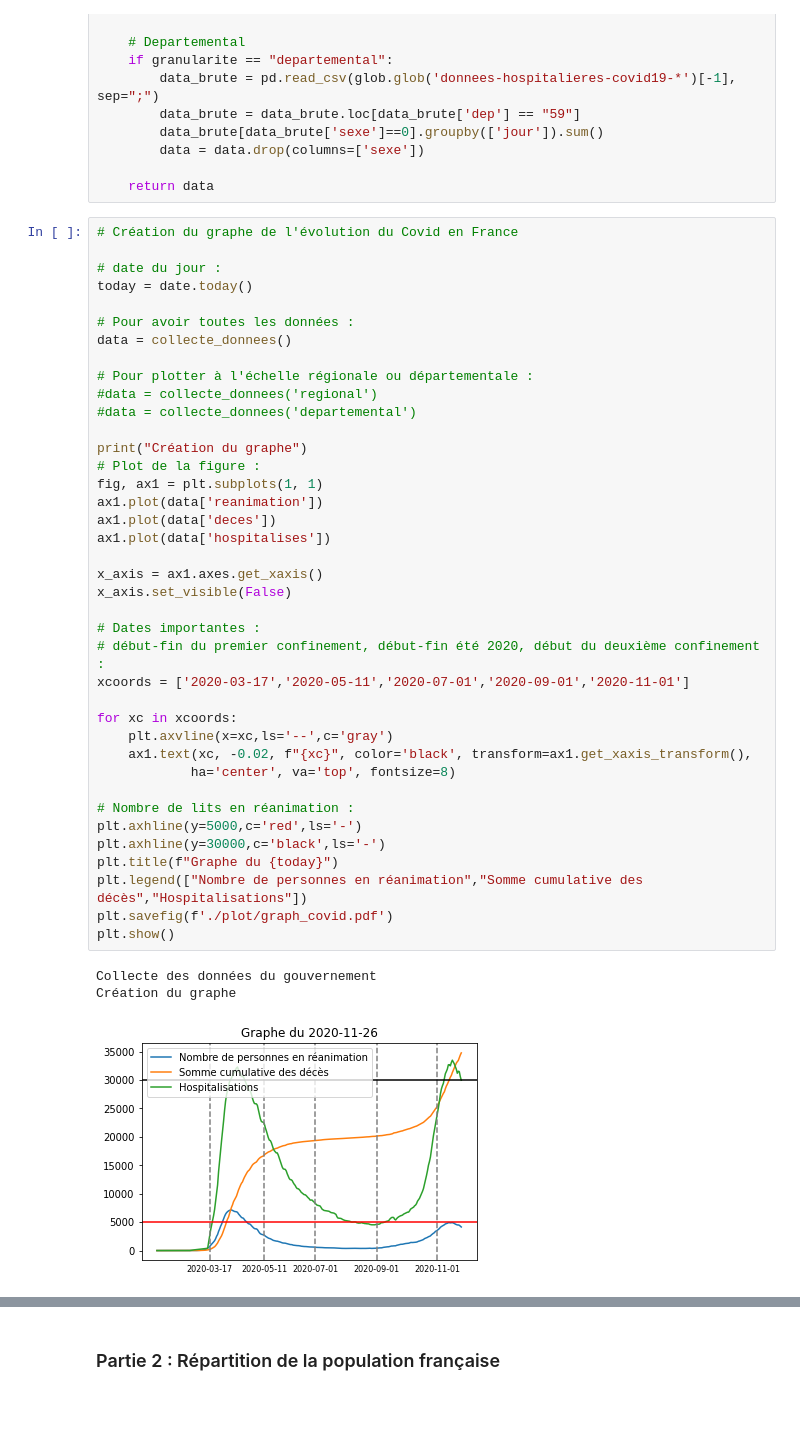
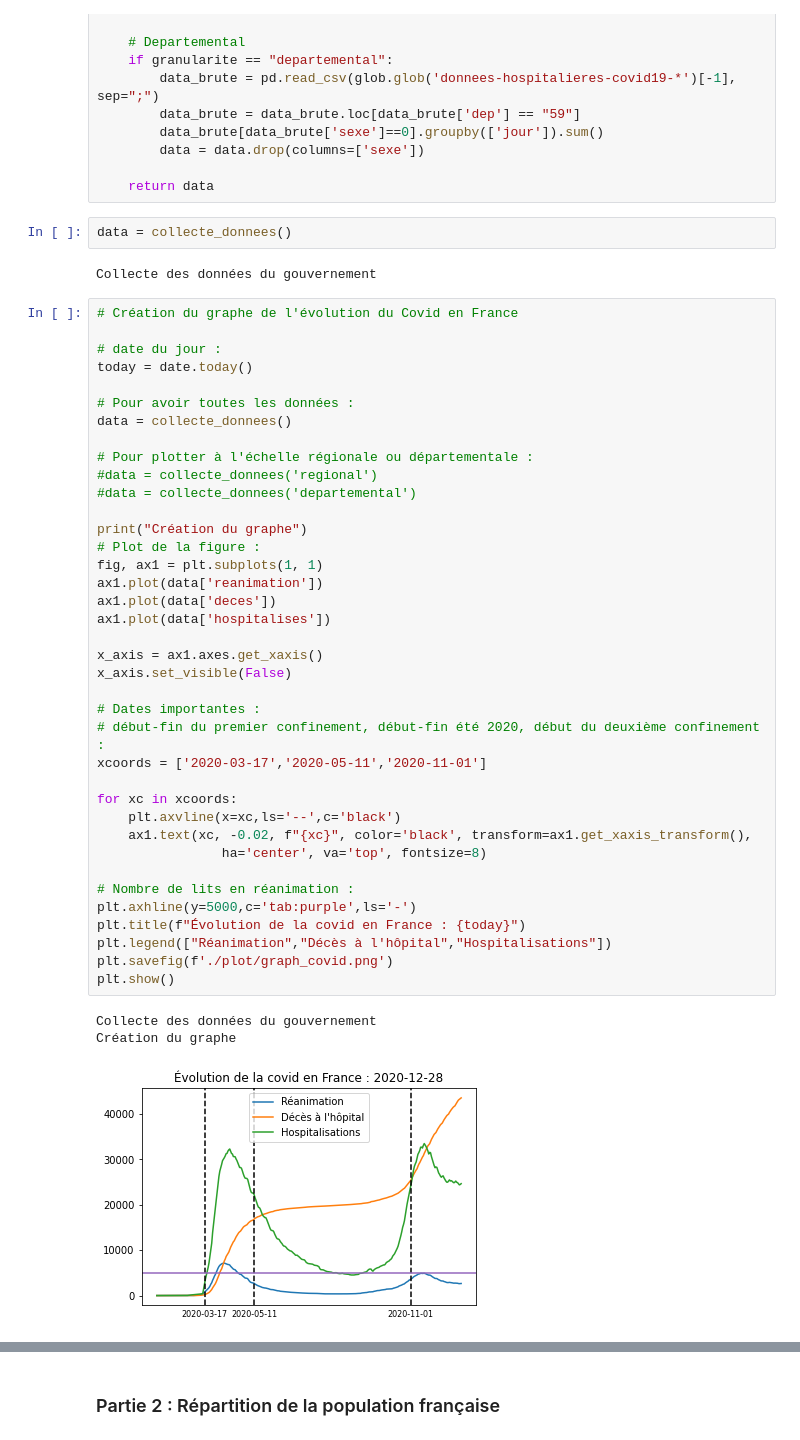
Before and after one commit to cristal-smac/mas_basics, a Jupyter notebook: mas_covid_network.ipynb, the cells around one changed output, grey strips where cells are left out. Cells and saved outputs as stored; diff of their text form; blank space fills up the shorter version.

```diff
--- a/mas_covid_network.ipynb
+++ b/mas_covid_network.ipynb
@@ -1053,6 +1053,10 @@ def collecte_donnees(granularite='national'):
         data = data.drop(columns=['sexe'])
 
     return data
+# %%
+data = collecte_donnees()
+# %% [output]
+Collecte des données du gouvernement
 # %%
 # Création du graphe de l'évolution du Covid en France
 
@@ -1060,39 +1064,38 @@ def collecte_donnees(granularite='national'):
 today = date.today()
 
 # Pour avoir toutes les données :
 data = collecte_donnees()
 
 # Pour plotter à l'échelle régionale ou départementale :
 #data = collecte_donnees('regional')
 #data = collecte_donnees('departemental')
 
 print("Création du graphe")
 # Plot de la figure :
 fig, ax1 = plt.subplots(1, 1)
 ax1.plot(data['reanimation'])
 ax1.plot(data['deces'])
 ax1.plot(data['hospitalises'])
 
 x_axis = ax1.axes.get_xaxis()
 x_axis.set_visible(False)
 
 # Dates importantes :
 # début-fin du premier confinement, début-fin été 2020, début du deuxième confinement :
-xcoords = ['2020-03-17','2020-05-11','2020-07-01','2020-09-01','2020-11-01']
+xcoords = ['2020-03-17','2020-05-11','2020-11-01']
 
 for xc in xcoords:
-    plt.axvline(x=xc,ls='--',c='gray')
+    plt.axvline(x=xc,ls='--',c='black')
     ax1.text(xc, -0.02, f"{xc}", color='black', transform=ax1.get_xaxis_transform(),
-            ha='center', va='top', fontsize=8)
+                ha='center', va='top', fontsize=8)
 
 # Nombre de lits en réanimation :
-plt.axhline(y=5000,c='red',ls='-')
-plt.axhline(y=30000,c='black',ls='-')
-plt.title(f"Graphe du {today}")
-plt.legend(["Nombre de personnes en réanimation","Somme cumulative des décès","Hospitalisations"])
-plt.savefig(f'./plot/graph_covid.pdf')
+plt.axhline(y=5000,c='tab:purple',ls='-')
+plt.title(f"Évolution de la covid en France : {today}")
+plt.legend(["Réanimation","Décès à l'hôpital","Hospitalisations"])
+plt.savefig(f'./plot/graph_covid.png')
 plt.show()
 # %% [output]
 Collecte des données du gouvernement
 Création du graphe
-[figure, old version]
+[figure, new version]
```
Also changed, not shown: parts of 13 cells of this notebook.
